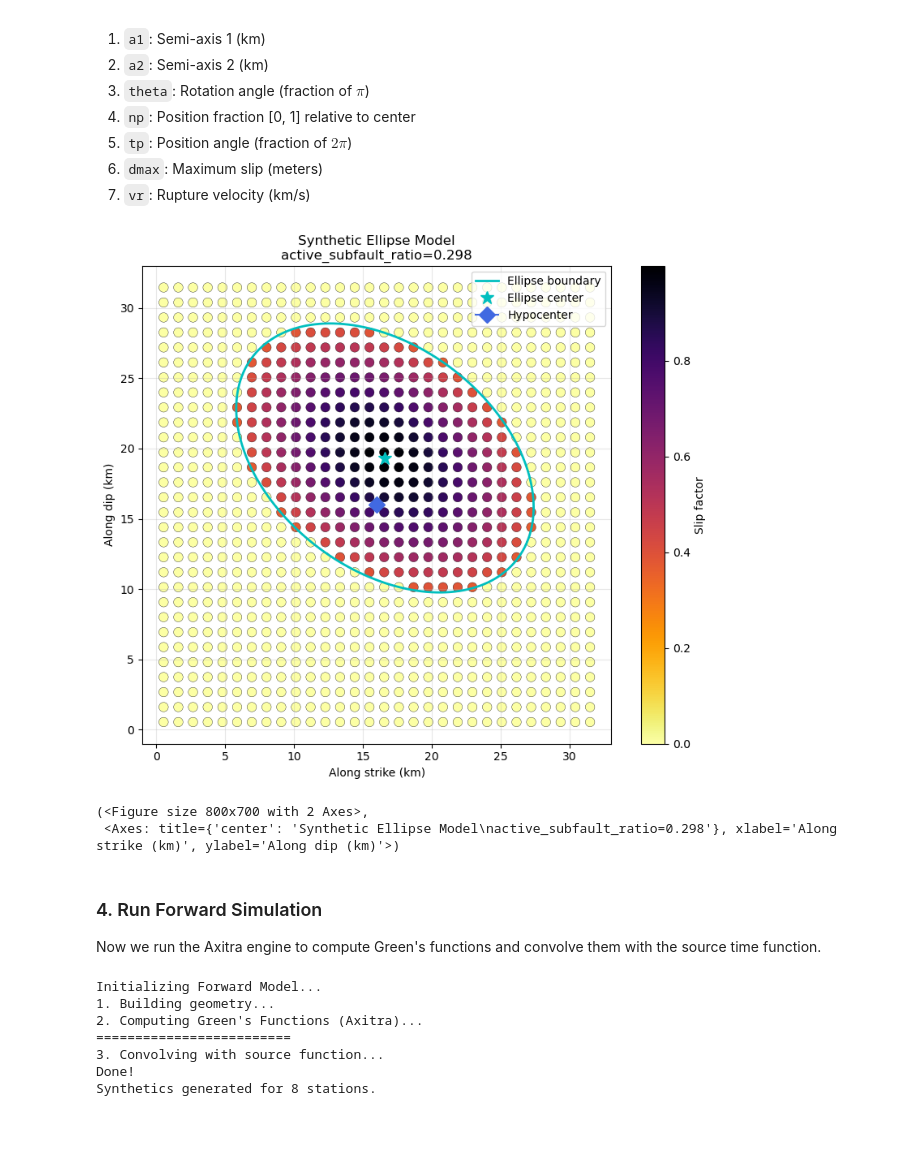
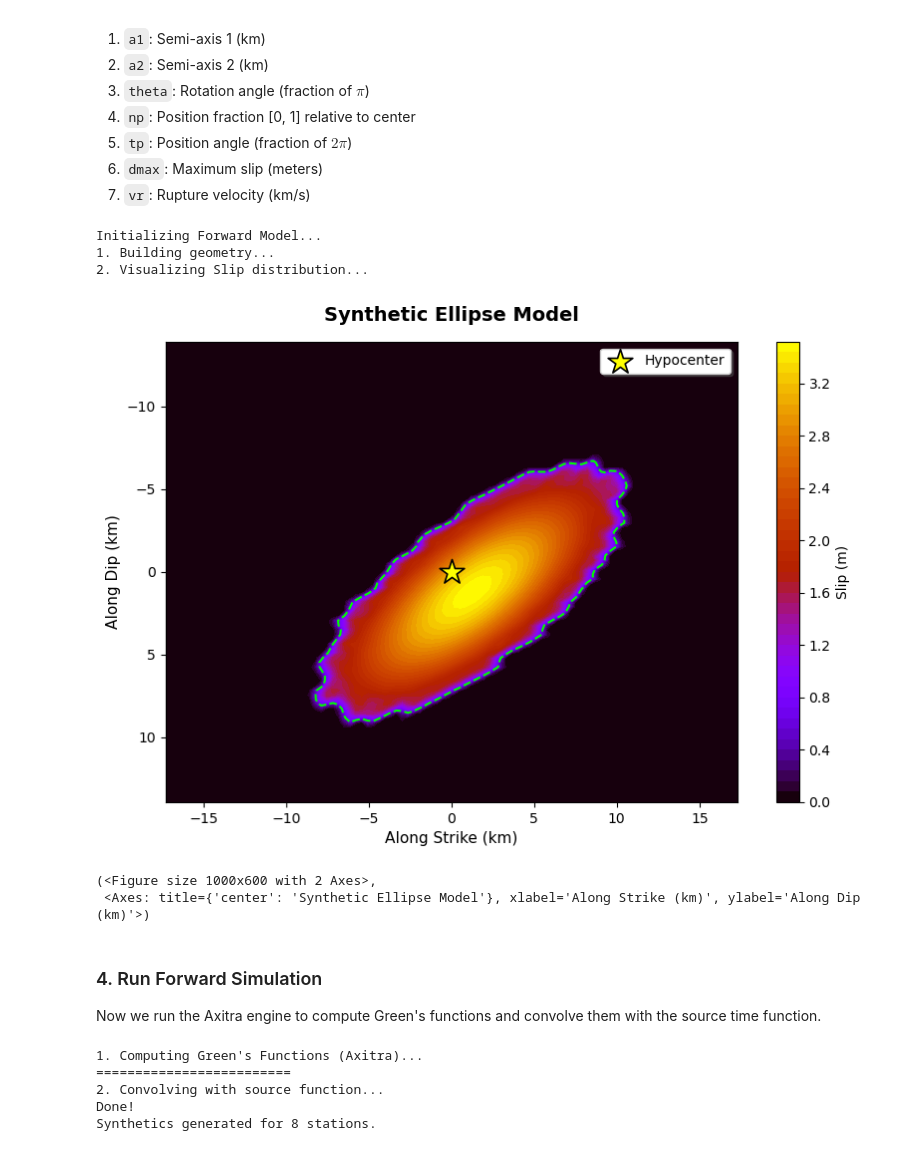
Before and after one commit to alexvillarroel/KDEllipsPy, a Jupyter notebook: Colab_Example_Synthetic.ipynb, the cells around one changed output. Cells and saved outputs as stored; diff of their text form; code cells hidden in the pictures.

```diff
--- a/Colab_Example_Synthetic.ipynb
+++ b/Colab_Example_Synthetic.ipynb
@@ -54,42 +62,41 @@ The elliptical model is defined by 7 parameters:
 # %%
 # Model parameters: [a1_km, a2_km, theta_pi, np, tp_2pi, dmax_m, vr_kms]
 model_params = np.array([12.0, 8.0, 0.2, 0.4, 0.3, 3.5, 2.8])
 
-# Visualize the ellipse on the fault plane before running simulation
-diag = EllipseDiagnostics(cfg)
-res = diag.evaluate(model_params)
-diag.plot(res, title="Synthetic Ellipse Model")
+print("Initializing Forward Model...")
+fm = AxitraForwardModel(input_file)
+
+print("1. Building geometry...")
+geom = fm.build_geometry_with_ellipse_slip(model_params)
+
+print("2. Visualizing Slip distribution...")
+geom.plot(title="Synthetic Ellipse Model")
 # %% [output]
+Initializing Forward Model...
+1. Building geometry...
+2. Visualizing Slip distribution...
-[figure, old version]
+[figure, new version]
-(<Figure size 800x700 with 2 Axes>,
- <Axes: title={'center': 'Synthetic Ellipse Model\nactive_subfault_ratio=0.298'}, xlabel='Along strike (km)', ylabel='Along dip (km)'>)
+(<Figure size 1000x600 with 2 Axes>,
+ <Axes: title={'center': 'Synthetic Ellipse Model'}, xlabel='Along Strike (km)', ylabel='Along Dip (km)'>)
 # %% [markdown]
 ### 4. Run Forward Simulation
 
 Now we run the Axitra engine to compute Green's functions and convolve them with the source time function.
 # %%
-print("Initializing Forward Model...")
-fm = AxitraForwardModel(input_file)
-
-print("1. Building geometry...")
-geom = fm.build_geometry_with_ellipse_slip(model_params)
-
-print("2. Computing Green's Functions (Axitra)... ")
+print("1. Computing Green's Functions (Axitra)... ")
 ap = fm.build_axitra(geom)
 ap = fm.green(ap, quiet=True)
 
-print("3. Convolving with source function...")
+print("2. Convolving with source function...")
 # source_type=1 (Ricker wavelet), unit=1 (Displacement)
 time, sx, sy, sz = fm.conv(ap, geom, source_type=1, unit=1, quiet=True)
 
 print("Done!")
 print(f"Synthetics generated for {sx.shape[0]} stations.")
 # %% [output]
-Initializing Forward Model...
-1. Building geometry...
-2. Computing Green's Functions (Axitra)...
+1. Computing Green's Functions (Axitra)...
 =========================
-3. Convolving with source function...
+2. Convolving with source function...
 Done!
 Synthetics generated for 8 stations.
 # %% [markdown]
```
Also changed, not shown: parts of 5 cells of this notebook, 22 other files.
